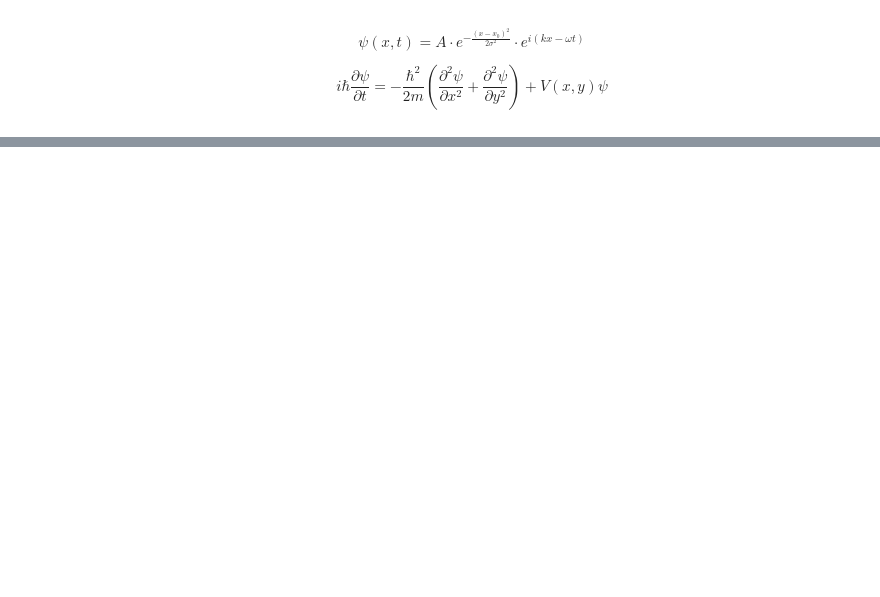
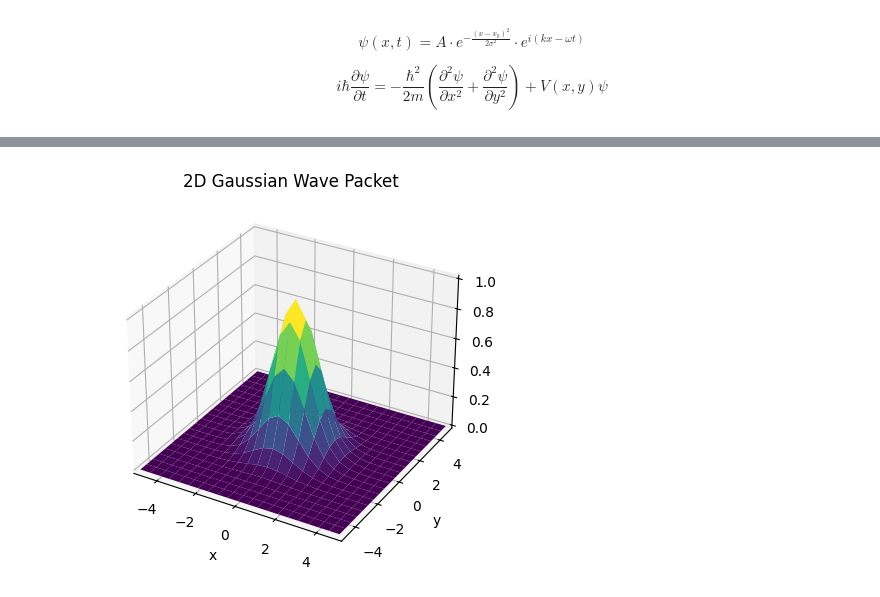
Before and after one commit to Sassy-Buoy/Comp-phys-Ex, a Jupyter notebook: gwp.ipynb, the cells around one changed output, grey strips where cells are left out. Cells and saved outputs as stored; diff of their text form; code cells hidden in the pictures; blank space fills up the shorter version.

```diff
--- a/gwp.ipynb
+++ b/gwp.ipynb
@@ -147,0 +153,23 @@ ValueError: unknown file extension: .mp4
+# %%
+from mpl_toolkits.mplot3d import Axes3D
+
+fig = plt.figure()
+ax = fig.add_subplot(111, projection='3d')
+
+def animate_3d(i):
+    ax.clear()
+    psi = Psi[i][1]
+    ax.plot_surface(X, Y, np.abs(psi), cmap='viridis', edgecolor='none')
+    ax.set_xlabel('x')
+    ax.set_ylabel('y')
+    ax.set_zlabel('z')
+    ax.set_title('2D Gaussian Wave Packet')
+    ax.set_xlim(-Lx/2, Lx/2)
+    ax.set_ylim(-Ly/2, Ly/2)
+    ax.set_zlim(0, np.max(np.abs(Psi[0][1])))
+
+ani_3d = FuncAnimation(fig, animate_3d, frames=len(Psi), interval=100)
+# Save the animation
+ani_3d.save('3D_Gaussian_Wave_Packet.gif', writer='pillow')
+# %% [output]
+[figure, added]
```
Also changed, not shown: parts of 4 cells of this notebook, 2 other files.
